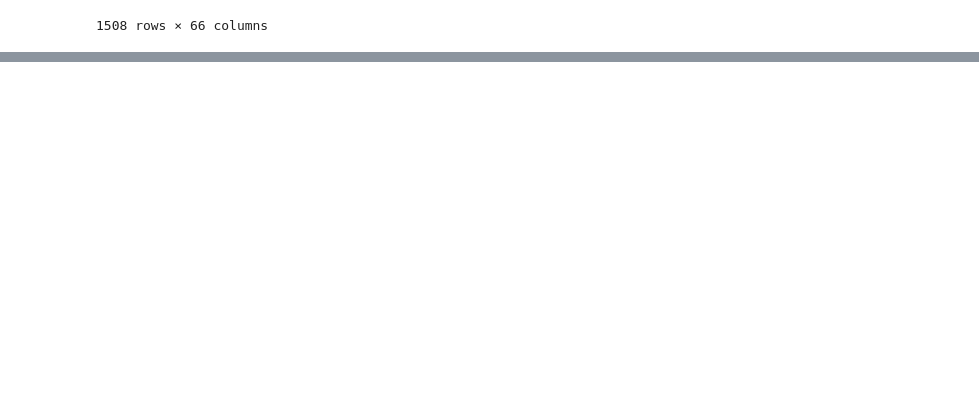
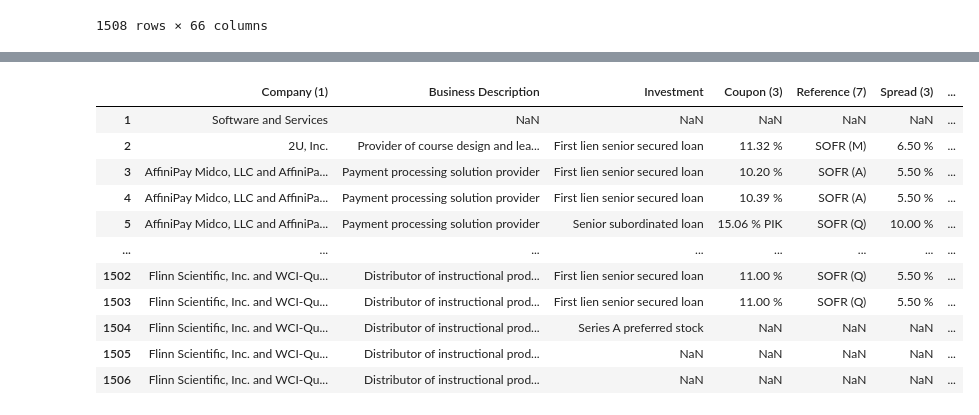
Before and after one commit to fuadh246/BDC_RA, a Jupyter notebook: ARCC/ Code/ARCC.ipynb, the cells around one changed output, grey strips where cells are left out. Drawn from its saved outputs; the diff is of its cells as text; code cells hidden in the pictures; blank space fills up the shorter version.

Commit message:
process_table Done, works for link 0

```diff
--- a/ARCC/ Code/ARCC.ipynb
+++ b/ARCC/ Code/ARCC.ipynb
@@ -452,0 +232,81 @@ An error occurred: 0
+# %%
+def process_table(soi_table_df, append_str):
+    soi_table_df = soi_table_df.replace(r'^\s*\$\s*$', np.nan, regex=True)
+    soi_table_df = soi_table_df.dropna(how='all', axis=1)
+    soi_table_df = soi_table_df.dropna(
+        how='all', axis=0).reset_index(drop=True)
+    print('4: ' + str(soi_table_df.shape))
+
+    # Separate header and data
+    soi_table_header = soi_table_df.iloc[0].dropna(how='any')
+    print('header: ')
+    print(soi_table_header)
+    soi_table_data_df = soi_table_df.rename(
+        columns=soi_table_df.iloc[0]).drop(soi_table_df.index[0])
+    print('1: ' + str(soi_table_data_df.shape))
+    print('4: ' + str(soi_table_data_df.shape))
+
+    # Drop rows with only two non-null values
+    # soi_table_data_df = soi_table_data_df.dropna(thresh=3)
+    # print('4: ' + str(soi_table_data_df.shape))
+
+    columns_to_fill = ['Amortized Cost', 'Fair Value', '% of Net Assets']
+    for col in columns_to_fill:
+        col_index = soi_table_data_df.columns.get_loc(col)
+        next_col_index = col_index + 1
+
+        for i in range(len(soi_table_data_df)):
+            current_value = soi_table_data_df.iat[i, col_index]
+
+            if pd.isna(current_value) and next_col_index < len(soi_table_data_df.columns):
+                next_valid_index = next((j for j, v in enumerate(
+                    soi_table_data_df.iloc[i, next_col_index:], start=next_col_index) if pd.notna(v)), None)
+
+                if next_valid_index is not None:
+                    next_value = soi_table_data_df.iat[i, next_valid_index]
+                    soi_table_data_df.iat[i, col_index] = next_value
+                    soi_table_data_df.iat[i, next_valid_index] = pd.NA
+
+    # Drop rows labeled as subtotals
+    subtotal_rows = soi_table_data_df[soi_table_data_df['Company (1)'].str.contains(
+        'subtotal', case=False, na=False)]
+    soi_table_data_df = soi_table_data_df[~soi_table_data_df.index.isin(
+        subtotal_rows.index)]
+    print('2: ' + str(soi_table_data_df.shape))
+
+    # Drop rows based on regex pattern (e.g., 'subtotal' or 'total')
+    pattern = r'^([Ss]ubtotal)|([Tt]otal)'
+    mask = soi_table_data_df.apply(lambda row: row.astype(
+        str).str.contains(pattern, case=False, na=False)).any(axis=1)
+    soi_table_data_df = soi_table_data_df[~mask]
+    print('2: ' + str(soi_table_data_df.shape))
+
+    # Drop rows with all missing values
+    soi_table_df = soi_table_df.dropna(how='all')
+    print('4: ' + str(soi_table_data_df.shape))
+
+    # # Drop columns with all missing values
+    soi_table_data_df = soi_table_data_df.dropna(how='all', axis=1)
+    print('4: ' + str(soi_table_data_df.shape))
+
+    # Forward fill the first two columns
+    col_indices = [0, 1]
+    soi_table_data_df.iloc[:, col_indices] = soi_table_data_df.iloc[:, col_indices].fillna(
+        method='ffill')
+
+    soi_table_data_df = soi_table_data_df.replace('-', 0, regex=False)
+
+    num_cols = soi_table_data_df.shape[1]
+    for col_index in range(num_cols-3, num_cols):
+        col_name = soi_table_data_df.columns[col_index]
+        soi_table_data_df[col_name] = pd.to_numeric(
+            soi_table_data_df[col_name], errors='coerce')
+
+    return soi_table_data_df
+
+
+process_table_ = process_table(master_table, "hi")
+process_table_.to_excel("ex.xlsx")
+process_table_.to_csv('ex.csv')
+process_table_
+# %% [output]
@@ -452,0 +330,12 @@ An error occurred: 0
+|  | Company (1) | Business Description | Investment | Coupon (3) | Reference (7) | Spread (3) | ... |
+| 1 | Software and Services | NaN | NaN | NaN | NaN | NaN | ... |
+| 2 | 2U, Inc. | Provider of course design and lea... | First lien senior secured loan | 11.32 % | SOFR (M) | 6.50 % | ... |
+| 3 | AffiniPay Midco, LLC and AffiniPa... | Payment processing solution provider | First lien senior secured loan | 10.20 % | SOFR (A) | 5.50 % | ... |
+| 4 | AffiniPay Midco, LLC and AffiniPa... | Payment processing solution provider | First lien senior secured loan | 10.39 % | SOFR (A) | 5.50 % | ... |
+| 5 | AffiniPay Midco, LLC and AffiniPa... | Payment processing solution provider | Senior subordinated loan | 15.06 % PIK | SOFR (Q) | 10.00 % | ... |
+| ... | ... | ... | ... | ... | ... | ... | ... |
+| 1502 | Flinn Scientific, Inc. and WCI-Qu... | Distributor of instructional prod... | First lien senior secured loan | 11.00 % | SOFR (Q) | 5.50 % | ... |
+| 1503 | Flinn Scientific, Inc. and WCI-Qu... | Distributor of instructional prod... | First lien senior secured loan | 11.00 % | SOFR (Q) | 5.50 % | ... |
+| 1504 | Flinn Scientific, Inc. and WCI-Qu... | Distributor of instructional prod... | Series A preferred stock | NaN | NaN | NaN | ... |
+| 1505 | Flinn Scientific, Inc. and WCI-Qu... | Distributor of instructional prod... | NaN | NaN | NaN | NaN | ... |
+| 1506 | Flinn Scientific, Inc. and WCI-Qu... | Distributor of instructional prod... | NaN | NaN | NaN | NaN | ... |
```
Also changed, not shown: parts of 6 cells of this notebook, 3 other files.
